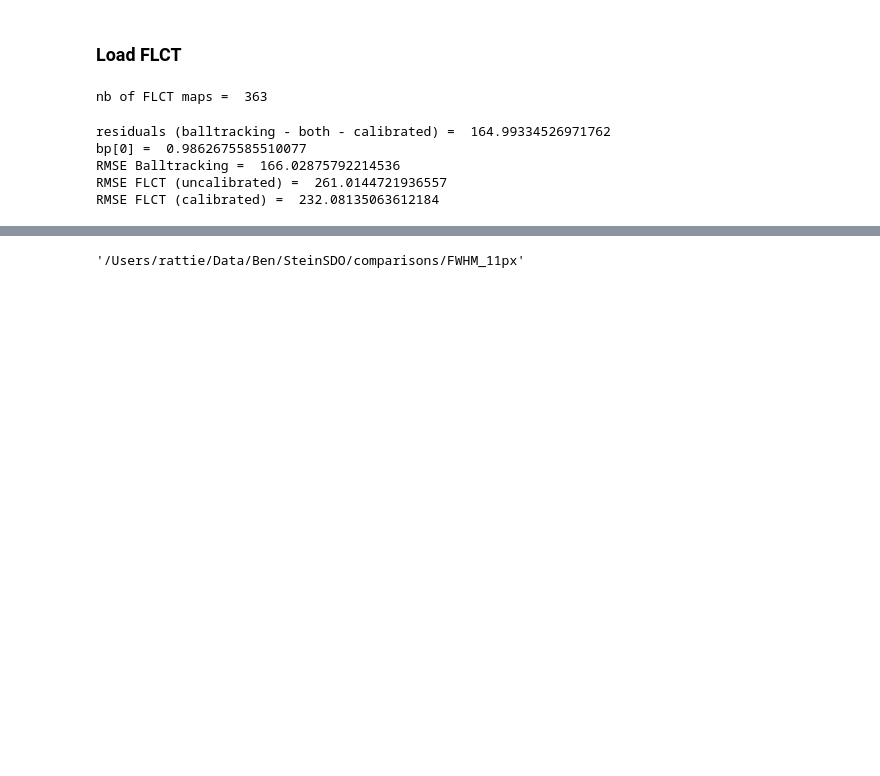
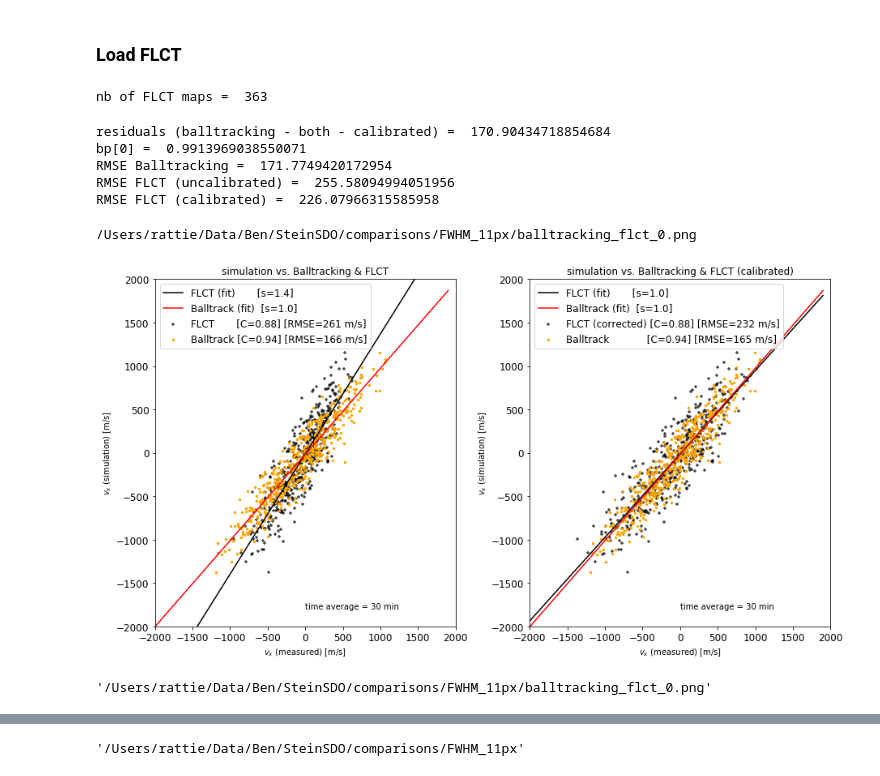
Before and after one commit to raphael-attie/sunflower, a Jupyter notebook: Comparisons/FLCT_Balltracking_11px.ipynb, the cells around one changed output, grey strips where cells are left out. Cells and saved outputs as stored; diff of their text form; code cells hidden in the pictures; blank space fills up the shorter version.

Commit message:
fixed an inversion of the fit to x=balltrack y=simulation. otherwise the scaling factor aren't quite right

```diff
--- a/Comparisons/FLCT_Balltracking_11px.ipynb
+++ b/Comparisons/FLCT_Balltracking_11px.ipynb
@@ -125,7 +124,7 @@ fr_cals = [np.sqrt(fr_cal[0]/npts) for fr_cal in fr_cals]
 # Calculate residuals RMSE
 u = 368000 / 60
 npts = vx_stein_sm[0][fov].size
-bps, brs, _, _, _ = zip(*[np.polyfit(bvxs[0][fov].ravel()*u, vx_stein_sm[0][fov].ravel(), 1, full=True) for i in range(nflows)])
+bps, brs, _, _, _ = zip(*[np.polyfit(bvxs[i][fov].ravel()*u, vx_stein_sm[i][fov].ravel(), 1, full=True) for i in range(nflows)])
 brs = [np.sqrt(br[0]/npts) for br in brs]
 print('residuals (balltracking - both - calibrated) = ', brs[0])
 print('bp[0] = ', bps[0][0])
@@ -152,17 +151,17 @@ print('RMSE FLCT (calibrated) = ',  fRMSE_cals[0])
 # RMSE_f = np.sqrt(np.mean((vx_stein_sm[0][fov] - vx_flct[fov]*u)**2))
 # print('RMSE_f = ', RMSE_f)
 # %% [output]
-residuals (balltracking - both - calibrated) =  164.99334526971762
-bp[0] =  0.9862675585510077
-RMSE Balltracking =  166.02875792214536
-RMSE FLCT (uncalibrated) =  261.0144721936557
-RMSE FLCT (calibrated) =  232.08135063612184
+residuals (balltracking - both - calibrated) =  170.90434718854684
+bp[0] =  0.9913969038550071
+RMSE Balltracking =  171.7749420172954
+RMSE FLCT (uncalibrated) =  255.58094994051956
+RMSE FLCT (calibrated) =  226.07966315585958
 # %%
 # Calculate correlations between Stein and Balltracking
 bcorrs = [calc_c_pearson(vx_stein_sm[i], bvxs[i], vy_stein_sm[i], bvys[i], fov=fov) for i in range(len(tranges))]
 fcorrs = [calc_c_pearson(vx_stein_sm[i], fvxs[i], vy_stein_sm[i], fvys[i], fov=fov) for i in range(len(tranges))]
 # %%
-#%matplotlib notebook
+%matplotlib inline
 
 x = np.arange(-2000, 2000, 100)
 
@@ -175,35 +174,44 @@ b_fit = np.poly1d(bps[idx])(x)
 
 fig, ax = plt.subplots(1,2, figsize = (13,7))
 ax[0].scatter(fvxs[idx][fov].ravel()*u, vx_stein_sm[idx][fov].ravel(), marker='+', s=20, color='black', alpha=0.7, label = 'FLCT       [C={:1.2f}] [RMSE={:1.0f} m/s]'.format(fcorrs[idx], fRMSE_uncals[idx]))
 ax[0].scatter(bvxs[idx][fov].ravel()*u, vx_stein_sm[idx][fov].ravel(), marker='o', s=6, color='orange', alpha=1.0, label = 'Balltrack [C={:1.2f}] [RMSE={:1.0f} m/s]'.format(bcorrs[idx], bRMSEs[idx]))
 
 ax[0].plot(x, flct_fit, color='black', label='FLCT (fit)       [s={:1.1f}] '.format(fps[idx][0]))
 ax[0].plot(x, b_fit, color='red', label='Balltrack (fit)  [s={:1.1f}] '.format(bps[idx][0]))
 
 ax[0].axis([-2000, 2000, -2000, 2000])
 ax[0].set_xlabel(r'$v_x$ (measured) [m/s]')
 ax[0].set_ylabel(r'$v_x$ (simulation) [m/s]')
 ax[0].legend(prop={'size': 12}, loc='upper left')
 ax[0].set_title('simulation vs. Balltracking & FLCT')
 ax[0].text(0, -1800, 'time average = {:d} min'.format(tranges[idx][1]))
 
 ax[1].scatter(fvxs_cal[idx][fov].ravel()*u, vx_stein_sm[idx][fov].ravel(), marker='+', s=20, color='black', alpha=0.7, label = 'FLCT (corrected) [C={:1.2f}] [RMSE={:1.0f} m/s]'.format(fcorrs[idx], fRMSE_cals[idx]))
 ax[1].scatter(bvxs[idx][fov].ravel()*u, vx_stein_sm[idx][fov].ravel(), marker='o', s=6, color='orange', alpha=1.0, label =     'Balltrack            [C={:1.2f}] [RMSE={:1.0f} m/s]'.format(bcorrs[idx], brs[idx]))
 
 ax[1].plot(x, flct_fit_cal, color='black', label='FLCT (fit)       [s={:1.1f}] '.format(fp_cals[idx][0]))
 ax[1].plot(x, b_fit, color='red', label='Balltrack (fit)  [s={:1.1f}] '.format(bps[idx][0]))
 
 
 ax[1].axis([-2000, 2000, -2000, 2000])
 ax[1].set_xlabel(r'$v_x$ (measured) [m/s]')
 ax[1].set_ylabel(r'$v_x$ (simulation) [m/s]')
 ax[1].legend(prop={'size': 12}, loc='upper left')
 ax[1].set_title('simulation vs. Balltracking & FLCT (calibrated)')
 ax[1].text(0, -1800, 'time average = {:d} min'.format(tranges[idx][1]))
 
 plt.tight_layout()
-plt.savefig(os.path.join(outputdir, 'balltracking_flct_{:d}.png'.format(idx)), dpi=300)
-plt.close()
+file = os.path.join(outputdir, 'balltracking_flct_{:d}.png'.format(idx))
+plt.savefig(file, dpi=300)
+#plt.close()
+print(file)
+# %% [output]
+/Users/rattie/Data/Ben/SteinSDO/comparisons/FWHM_11px/balltracking_flct_0.png
+[figure, added]
+# %%
+file
+# %% [output]
+'/Users/rattie/Data/Ben/SteinSDO/comparisons/FWHM_11px/balltracking_flct_0.png'
 # %%
 for idx in range(0, nflows):
 #idx = 0
```
Also changed, not shown: parts of 2 cells of this notebook, 3 other files.
